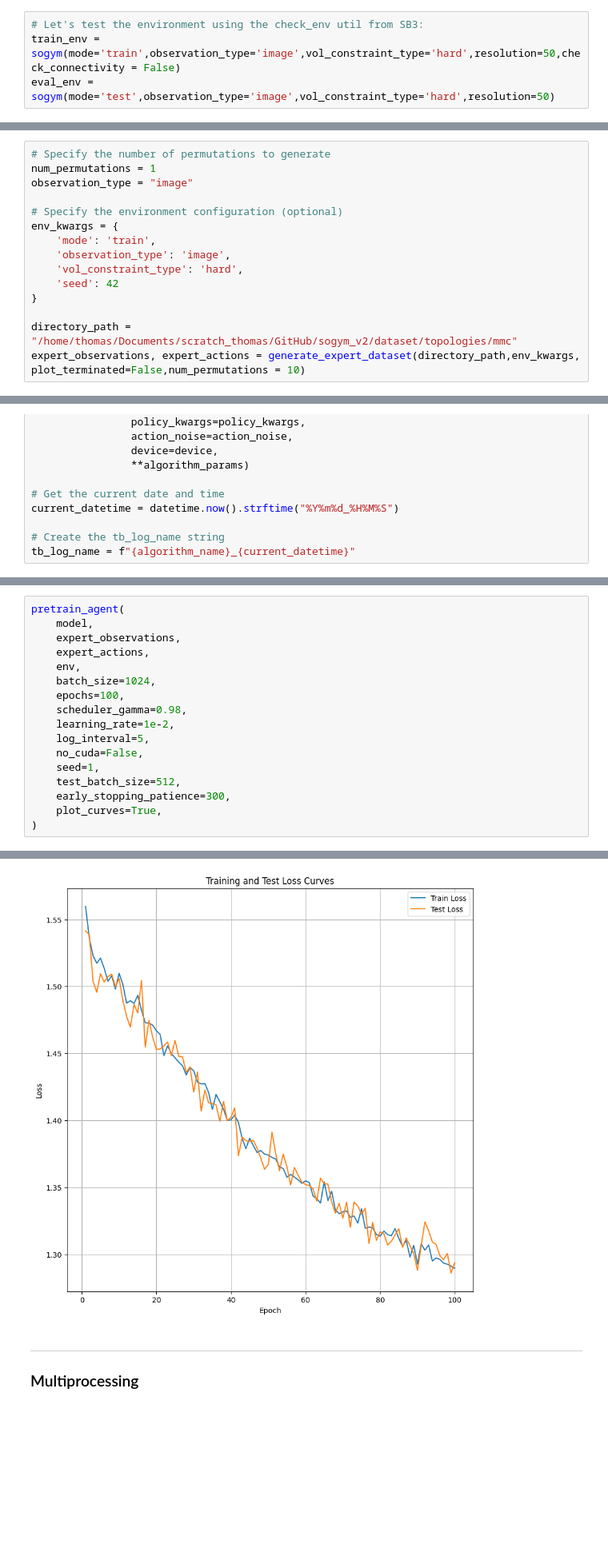
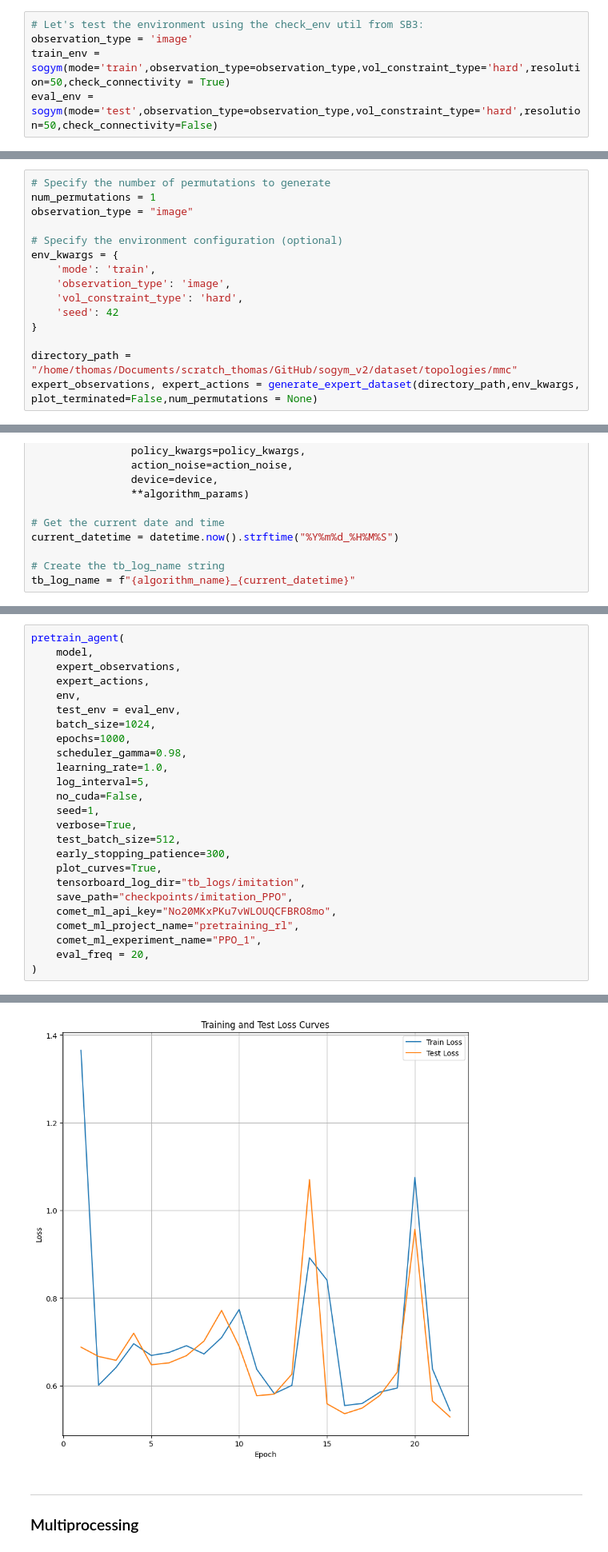
Before and after one commit to ThomasRochefortB/sogym, a Jupyter notebook: rl_training.ipynb, the cells around one changed output, grey strips where cells are left out. Shown at 80% size. Cells and saved outputs as stored; diff of their text form; blank space fills up the shorter version.

```diff
--- a/rl_training.ipynb
+++ b/rl_training.ipynb
@@ -44,6 +47,7 @@ Using device: cuda
 ### Environment test and visualization:
 # %%
 # Let's test the environment using the check_env util from SB3:
-train_env = sogym(mode='train',observation_type='image',vol_constraint_type='hard',resolution=50,check_connectivity = False)
-eval_env = sogym(mode='test',observation_type='image',vol_constraint_type='hard',resolution=50)
+observation_type = 'image'
+train_env = sogym(mode='train',observation_type=observation_type,vol_constraint_type='hard',resolution=50,check_connectivity = True)
+eval_env = sogym(mode='test',observation_type=observation_type,vol_constraint_type='hard',resolution=50,check_connectivity=False)
 # %% [output]
@@ -138,5 +203,5 @@ env_kwargs = {
 }
 
 directory_path = "/home/thomas/Documents/scratch_thomas/GitHub/sogym_v2/dataset/topologies/mmc"
-expert_observations, expert_actions = generate_expert_dataset(directory_path,env_kwargs, plot_terminated=False,num_permutations = 10)
+expert_observations, expert_actions = generate_expert_dataset(directory_path,env_kwargs, plot_terminated=False,num_permutations = None)
 # %% [output]
@@ -213,15 +282,23 @@ pretrain_agent(
     expert_observations,
     expert_actions,
     env,
+    test_env = eval_env,
     batch_size=1024,
-    epochs=100,
+    epochs=1000,
     scheduler_gamma=0.98,
-    learning_rate=1e-2,
+    learning_rate=1.0,
     log_interval=5,
     no_cuda=False,
     seed=1,
+    verbose=True,
     test_batch_size=512,
     early_stopping_patience=300,
     plot_curves=True,
+    tensorboard_log_dir="tb_logs/imitation",
+    save_path="checkpoints/imitation_PPO",
+    comet_ml_api_key="No20MKxPKu7vWLOUQCFBRO8mo",
+    comet_ml_project_name="pretraining_rl",
+    comet_ml_experiment_name="PPO_1",
+    eval_freq = 20,
 )
 # %% [output]
@@ -245,4 +354,4 @@ Test set: Average loss: 1.2937
-[figure, old version]
+[figure, new version]
 # %% [markdown]
 ---
 ### Multiprocessing
```
Also changed, not shown: parts of 8 cells of this notebook, 4 other files.
